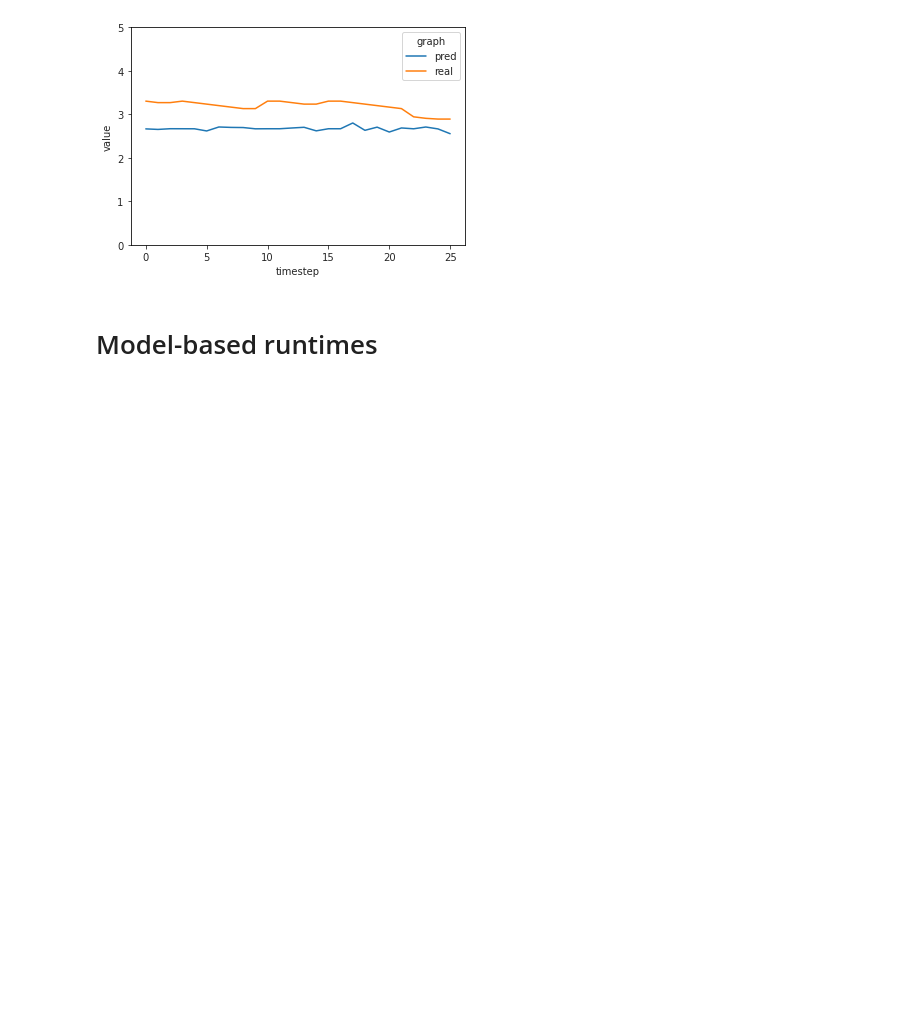
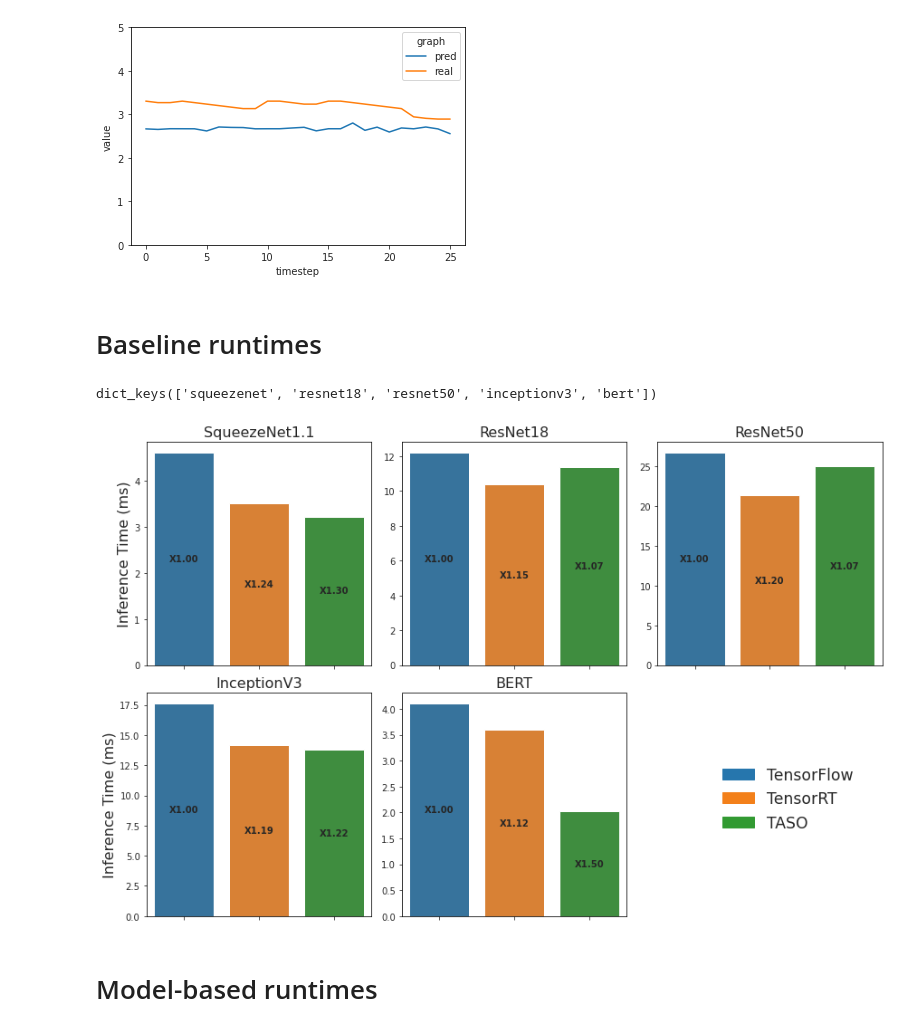
Before and after one commit to seanjparker/rlflow, a Jupyter notebook: notebooks/plotting.ipynb, the cells around one changed output. Cells and saved outputs as stored; diff of their text form; code cells hidden in the pictures; blank space fills up the shorter version.

```diff
--- a/notebooks/plotting.ipynb
+++ b/notebooks/plotting.ipynb
@@ -319,3 +331,5 @@ paths = get_files_from_dir('../results/test_reward')
 plot_reward_prediction(paths)
 # %% [output]
 [figure]
+# %% [markdown]
+# Baseline runtimes
@@ -322,2 +383,8 @@ plot_reward_prediction(paths)
+# %%
+paths = get_files_from_dir('../results/test_runtime')
+plot_runtimes_bar_chart(paths, exclude=['xflowrl_mf', 'xflowrl_mb'], savename='baseline')
+# %% [output]
+dict_keys(['squeezenet', 'resnet18', 'resnet50', 'inceptionv3', 'bert'])
+[figure, added]
 # %% [markdown]
 # Model-based runtimes
```
Also changed, not shown: parts of 11 cells of this notebook, 6 other files.
